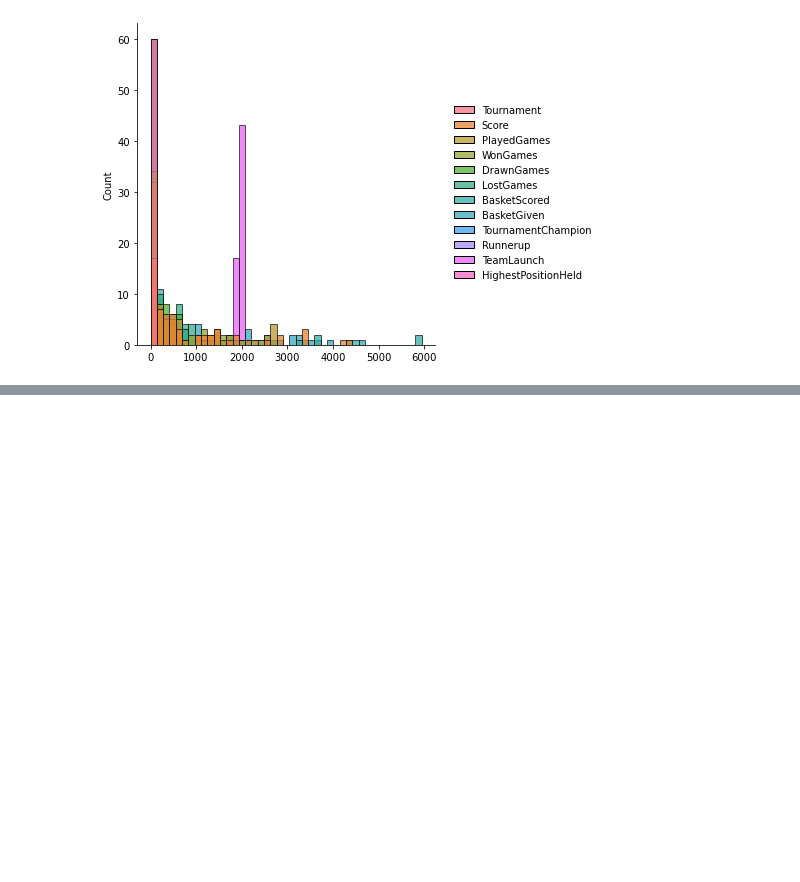
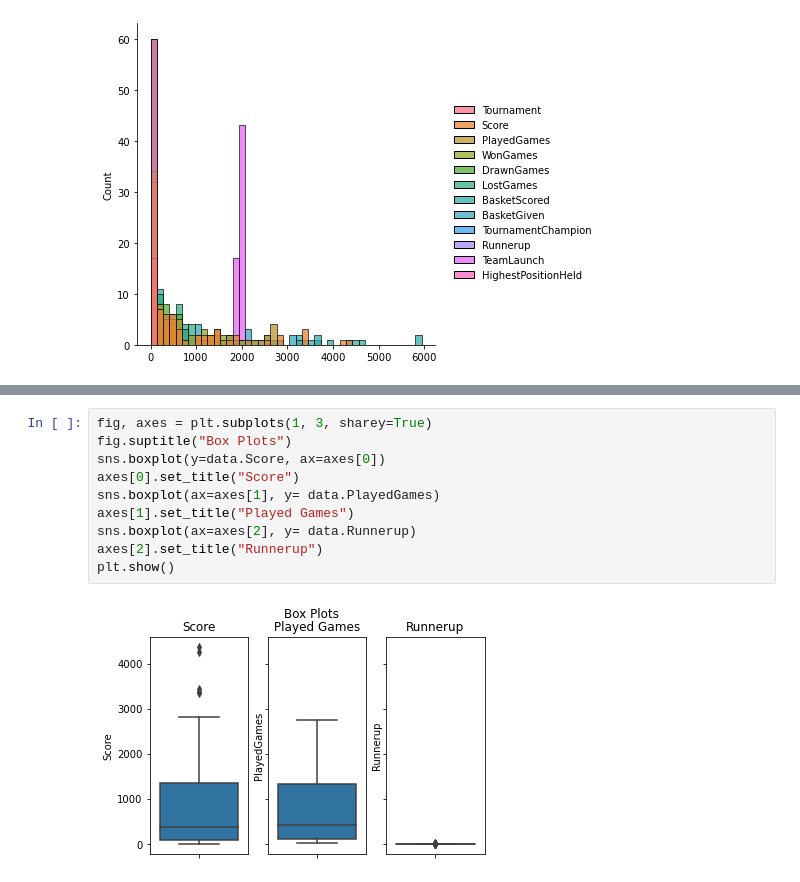
Before and after one commit to MohitBansal9013/AIML-Statistics, a Jupyter notebook: mohit_bansal_applied_statistics_project.ipynb, the cells around one changed output, grey strips where cells are left out. Drawn from its saved outputs; the diff is of its cells as text; blank space fills up the shorter version.

```diff
--- a/mohit_bansal_applied_statistics_project.ipynb
+++ b/mohit_bansal_applied_statistics_project.ipynb
@@ -382,0 +403,12 @@ sns.displot(data_intermediate)
+# %%
+fig, axes = plt.subplots(1, 3, sharey=True)
+fig.suptitle("Box Plots")
+sns.boxplot(y=data.Score, ax=axes[0])
+axes[0].set_title("Score")
+sns.boxplot(ax=axes[1], y= data.PlayedGames)
+axes[1].set_title("Played Games")
+sns.boxplot(ax=axes[2], y= data.Runnerup)
+axes[2].set_title("Runnerup")
+plt.show()
+# %% [output]
+[figure, added]
```
Also changed, not shown: parts of 24 cells of this notebook.
